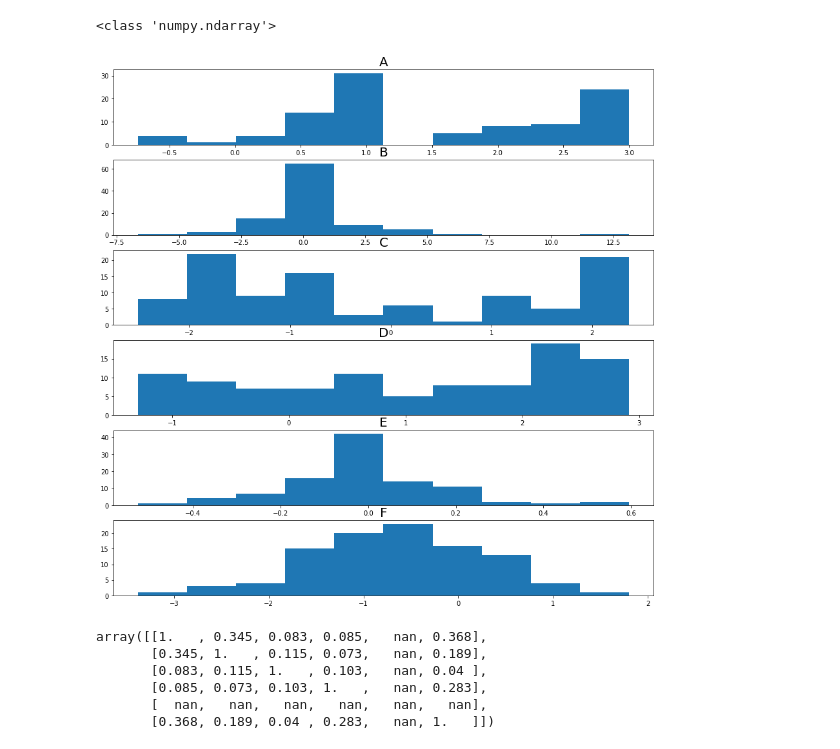
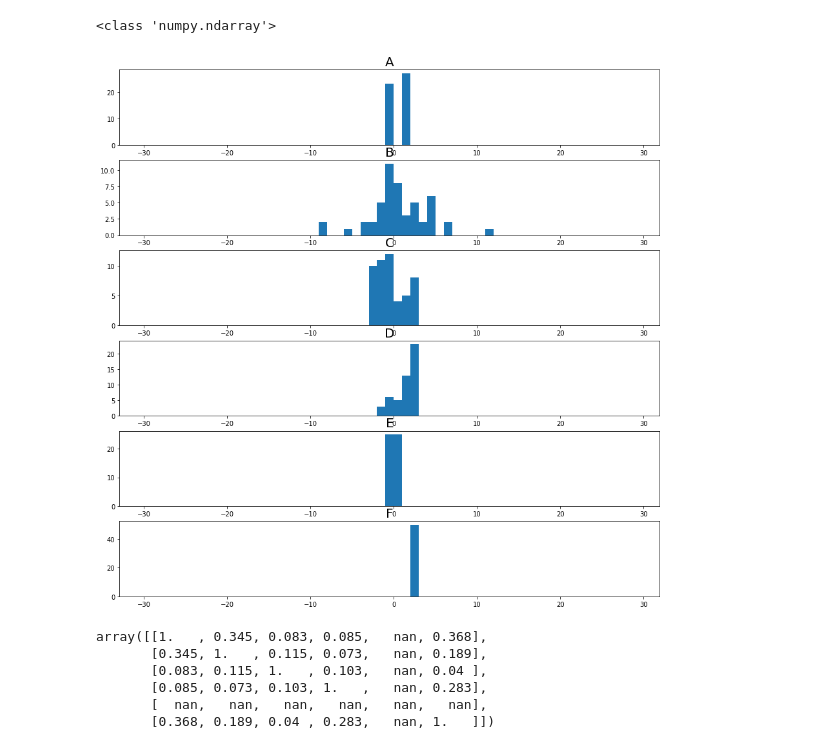
Before and after one commit to Skroko/02463-active-final-miniproject, a Jupyter notebook: actual.ipynb, the cells around one changed output. Drawn from its saved outputs; the diff is of its cells as text; code cells hidden in the pictures.

```diff
--- a/actual.ipynb
+++ b/actual.ipynb
@@ -5,10 +5,21 @@ import csv
 import pandas as pd
 colors = np.random.randint(0,255,(n_vars,3))/255
 # %%
-data = pd.read_csv("data/actual/50-E=2.csv")
+data = pd.read_csv("data/actual/30-B=0.csv")
 data = data.iloc[:,1:]
 vars = list(data.columns)
 n_vars = len(vars)
+# %%
+# Mutual information score
+import sklearn.feature_selection as sf
+
+mutual_score = np.zeros((n_vars,n_vars))
+
+for i in range(n_vars):
+    for j in range(n_vars):
+        x = np.array(data[vars[i]]).reshape((-1,1))
+        y = np.array(data[vars[j]])
+        mutual_score[i,j] = np.round(sf.mutual_info_regression(x,y),2)
 # %%
 # Pairwise plots
 fig, axs = plt.subplots(n_vars,n_vars,figsize=(20,20))
@@ -32,13 +62,13 @@ np.std(data['B'][data['B'] > -10])
 # %%
 # Normal hists
 fig, axs = plt.subplots(n_vars,figsize=(15,15))
 print(type(axs))
 for i,ax in enumerate(axs):
-    ax.hist(data[vars[i]])
+    ax.hist(data[vars[i]],np.arange(-30,30,1))
     ax.set_title(vars[i], fontsize = 20)
 # %% [output]
 <class 'numpy.ndarray'>
-[figure, old version]
+[figure, new version]
 # %%
 # Linear Correlation
 corre_matrix = np.zeros((n_vars,n_vars))
```
Also changed, not shown: parts of 4 cells of this notebook.
